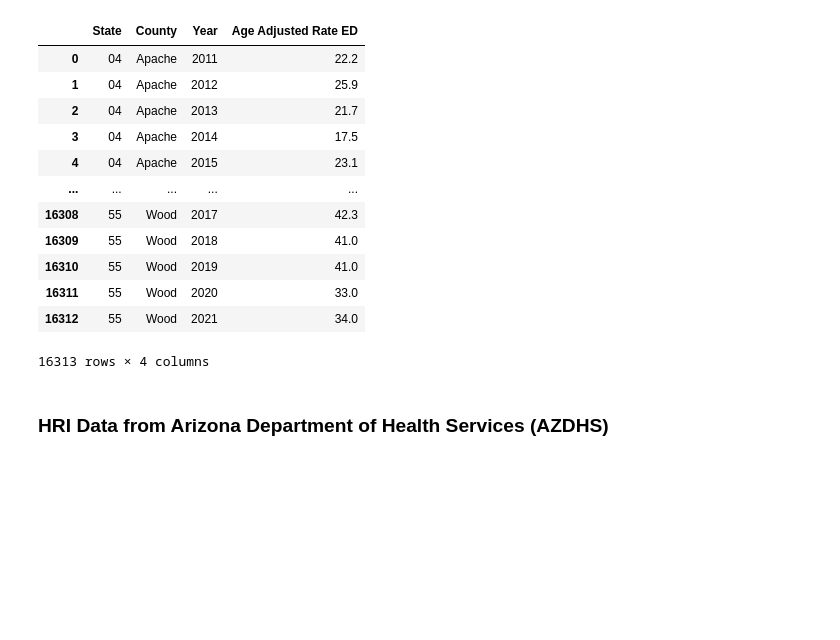
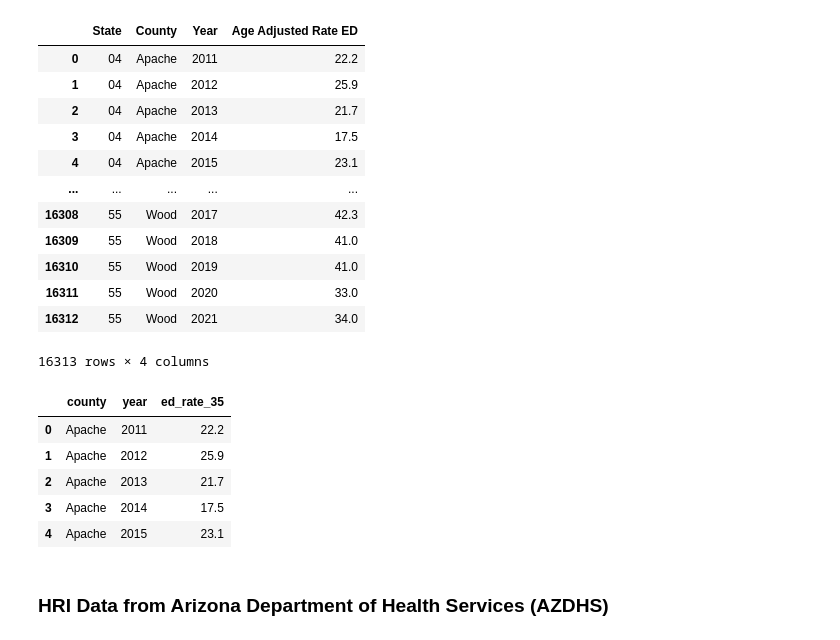
Before and after one commit to Abby-Boulter/Project_3, a Jupyter notebook: group_notebook.ipynb, the cells around one changed output. Drawn from its saved outputs; the diff is of its cells as text; code cells hidden in the pictures; blank space fills up the shorter version.

```diff
--- a/group_notebook.ipynb
+++ b/group_notebook.ipynb
@@ -141,6 +141,16 @@ ED35 #results all states
 #select rows where 'state' is AZ, 04
 ED35 = ED35.loc[ED35['State'] == "04"]
 ED35 = ED35.drop(columns=["State"])
+# %%
+ED35.rename(columns={'County': 'county', 'Year': 'year', 'Age Adjusted Rate ED': 'ed_rate_35'}, inplace=True)
+ED35.head()
+# %% [output]
+|  | county | year | ed_rate_35 |
+| 0 | Apache | 2011 | 22.2 |
+| 1 | Apache | 2012 | 25.9 |
+| 2 | Apache | 2013 | 21.7 |
+| 3 | Apache | 2014 | 17.5 |
+| 4 | Apache | 2015 | 23.1 |
 # %%
 ED35.to_csv("data/EDRates35.csv", encoding='utf8', index=False)
 # %% [markdown]
```
Also changed, not shown: parts of 11 cells of this notebook, 6 other files.
